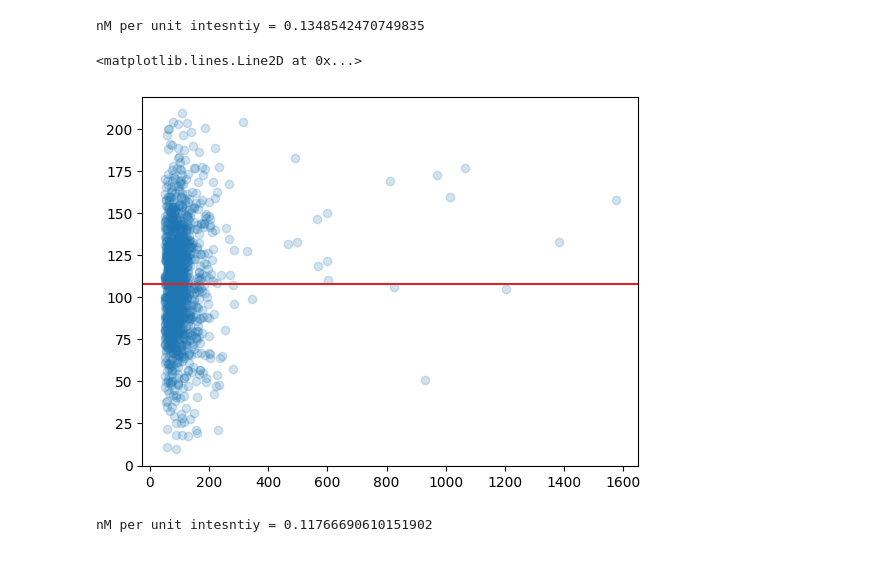
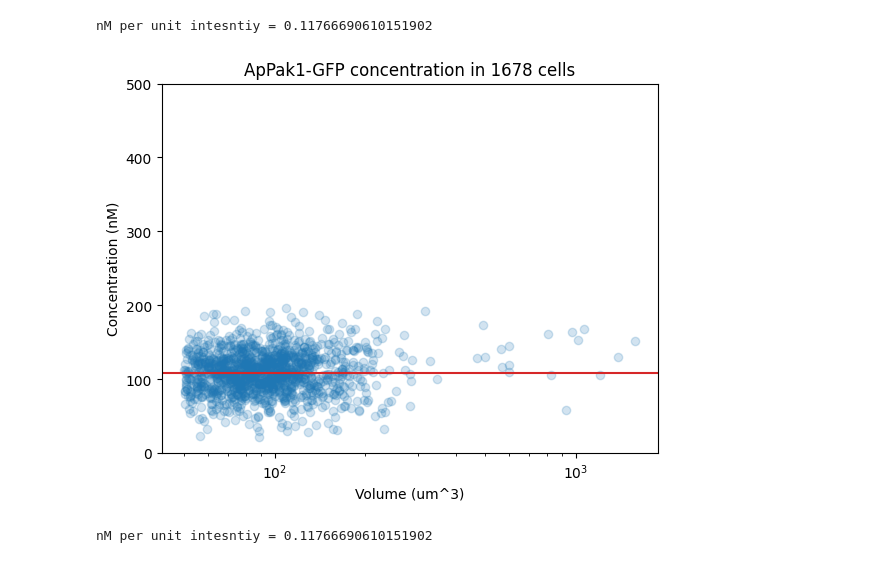
Before and after one commit to crockeraw/PolarityProject, a Jupyter notebook: proj/fig2-concentrations/notebooks/cellpose_brightness.ipynb, the cells around one changed output. Saved outputs shown, nothing was run; the diff lists cells and outputs as text; code cells hidden in the pictures.

```diff
--- a/proj/fig2-concentrations/notebooks/cellpose_brightness.ipynb
+++ b/proj/fig2-concentrations/notebooks/cellpose_brightness.ipynb
@@ -31,39 +34,41 @@ for f in glob.glob("../data/2024_09_10-NiceImgs/Ap4*.npy"):
     labels = dat["masks"]
     img = io.imread(f.replace("_seg.npy", ".tif"))
     props = regionprops_table(
         labels, img,
         properties=('intensity_mean', 'axis_major_length', 'axis_minor_length'),
         extra_properties=(get_median,)
         )
     meds.append(props["get_median"])
     v = props["axis_major_length"] * props["axis_minor_length"]**2 * (4/3)*(0.5**3)*np.pi
     vols.append(v*pix_to_um**3)
 
 meds = np.concatenate(meds)
 
-background = np.median(img)
+background = 180
 meds = meds - background
 
 remove_dead_and_background = np.multiply(meds < np.mean(meds)+2*np.std(meds), meds > np.mean(meds)-2*np.std(meds))
 meds = meds[remove_dead_and_background]
 
 vols = np.concatenate(vols)
 vols = vols[remove_dead_and_background]
 yeast_only = np.multiply(50 < vols, vols < 100)
 print(f"nM per unit intesntiy = {108.018/np.mean(meds[yeast_only])}")
 meds = meds * (108.018/np.median(meds[yeast_only])) # conversion factor based on FCS conc meas Ap4
 
 
 is_cell_sized = vols>50
 plt.scatter(vols[is_cell_sized], meds[is_cell_sized], alpha=0.2)
 #b, m = polyfit(vols[is_cell_sized], means[is_cell_sized], 1)
 plt.axhline(np.median(meds), color="C03")
-#plt.ylim(0, 4000)
-#plt.xscale("log")
+plt.ylim(0, 500)
+plt.xlabel("Volume (um^3)")
+plt.ylabel("Concentration (nM)")
+plt.title(f"ApPak1-GFP concentration in {len(meds)} cells")
+plt.xscale("log")
 # %% [output]
-nM per unit intesntiy = 0.1348542470749835
+nM per unit intesntiy = 0.11766690610151902
-<matplotlib.lines.Line2D at 0x...>
-[figure, old version]
+[figure, new version]
 # %%
 pixelX = 2138
 micronX = 212.13
```
Also changed, not shown: parts of 9 cells of this notebook, 2 other files.
